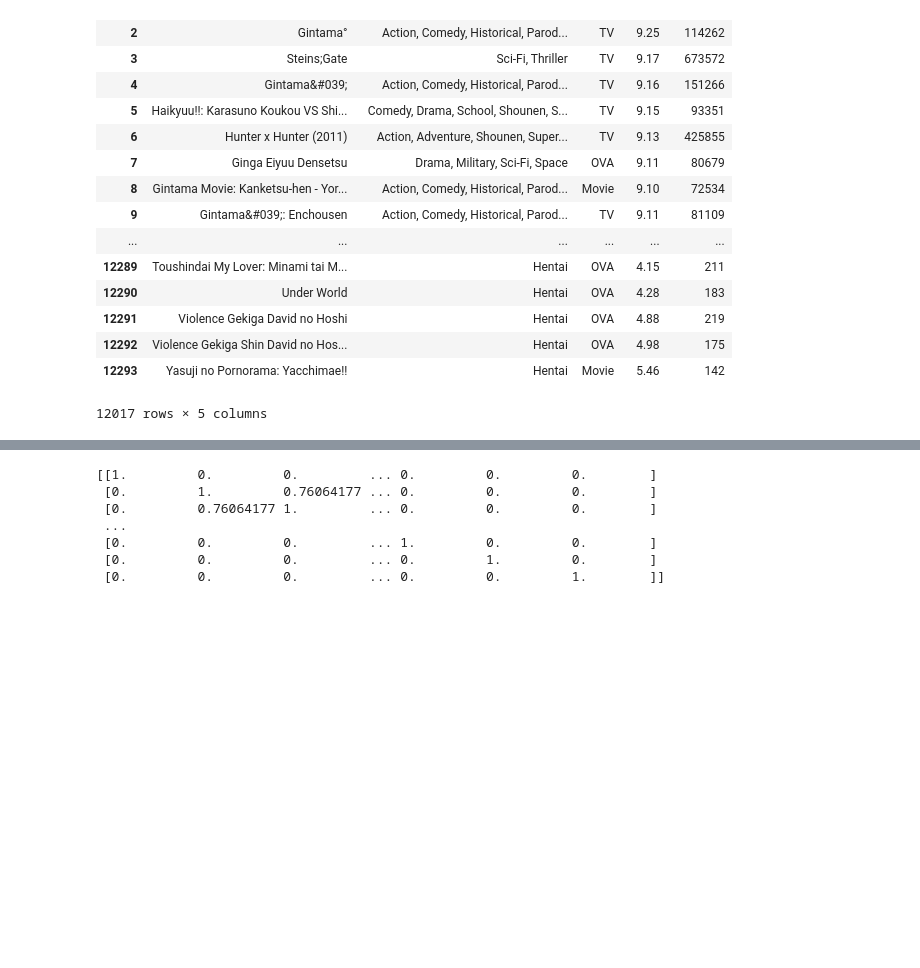
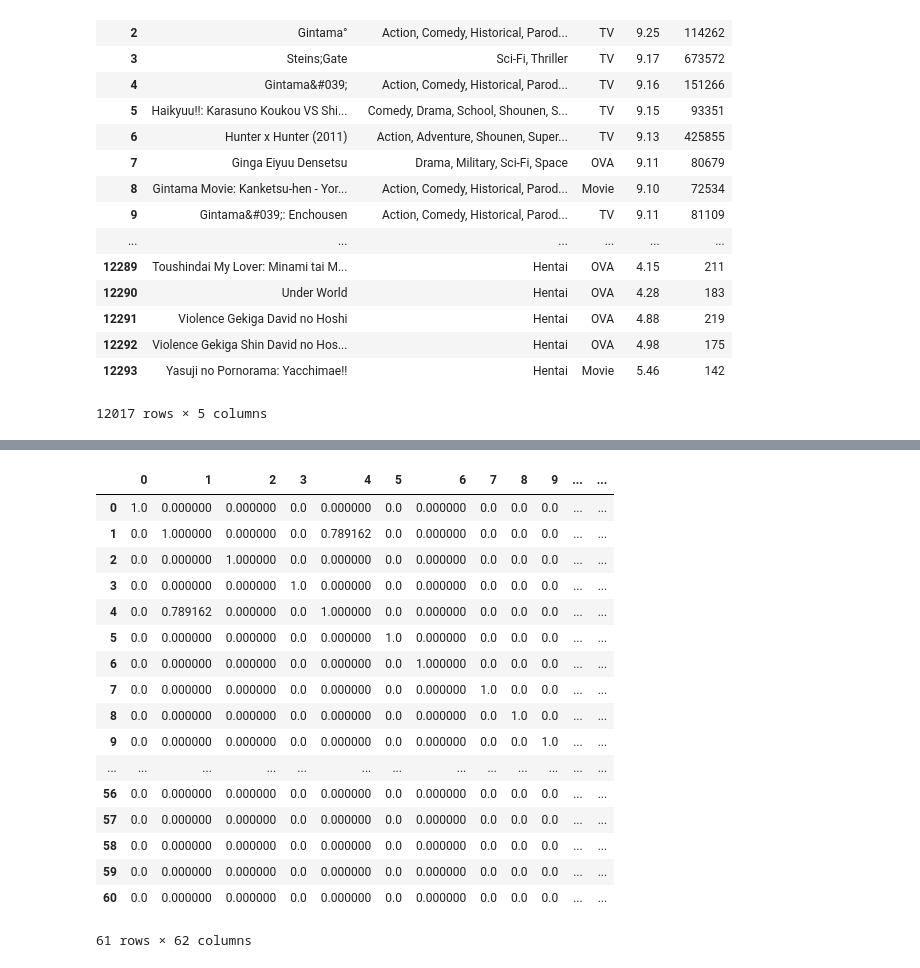
Before and after one commit to nburkhalter/shounen_vocab_list, a Jupyter notebook: Top Shounen Anime Vocab List.ipynb, the cells around one changed output, grey strips where cells are left out. Cells and saved outputs as stored; diff of their text form; code cells hidden in the pictures; blank space fills up the shorter version.

```diff
--- a/Top Shounen Anime Vocab List.ipynb
+++ b/Top Shounen Anime Vocab List.ipynb
@@ -215,18 +190,47 @@ anime_list[:50]
 # %%
-'''We can see that there are multiple instances where the same title has many different shows. We will need to
-further edit the data so that we get the top 50 UNIQUE shows. To do this, we will utilize COSINE SIMILARITY to find
-similar elements, then remove the similar elements based on a specified threshold. The tricl here is to make sure the
-FIRST instance of the anime title remains in tact (if it gets deleted, it may inadvertently remove a top 50 anime from
-our list)'''
+'''We can see that in some instances there are different mentions of the same franchise. We will need to
+further edit the data so that we get the top 50 *unique* shows. To do this, we will utilize COSINE SIMILARITY to find
+similar elements, then remove the similar elements based on a specified threshold. The trick here is to make sure the
+*first* instance of the anime title remains in tact (if it gets deleted, it may inadvertently remove a top 50 anime
+from our list)'''
 
 # Use sklearn to find cosine similarity between anime names
 tfidf = TfidfVectorizer().fit_transform(anime_list['name'])    # Convert strings in column 'name' to Tf-idf vectors
-print(cosine_similarity(tfidf))                                # Calculate cosine similarity between all rows in df
+similarity = cosine_similarity(tfidf)                          # Calculate cosine similarity between all rows in df
+
+
+# Turn cosine similarity matrix into Pandas DataFrame
+similarity_df = pd.DataFrame(similarity)
+
+# Pull anime names from anime_list
+anime_names = anime_list['name'].tolist()
+
+# Add names to our similarity_df for easier reference
+similarity_df = similarity_df.assign(name=anime_names)
+
+# Filter DataFrame to only show rows/columns where similarities exceed threshold (i < 1 and i > 0.65)
+similarity_df = similarity_df[similarity_df > 0.65]
+similarity_df = similarity_df.replace(np.nan, 0, regex=True) # replace NaN to make data easier to manipulate
+
+
+
+similarity_df
 # %% [output]
+|  | 0 | 1 | 2 | 3 | 4 | 5 | 6 | 7 | 8 | 9 | ... | ... |
+| 0 | 1.0 | 0.000000 | 0.000000 | 0.0 | 0.000000 | 0.0 | 0.000000 | 0.0 | 0.0 | 0.0 | ... | ... |
+| 1 | 0.0 | 1.000000 | 0.000000 | 0.0 | 0.789162 | 0.0 | 0.000000 | 0.0 | 0.0 | 0.0 | ... | ... |
+| 2 | 0.0 | 0.000000 | 1.000000 | 0.0 | 0.000000 | 0.0 | 0.000000 | 0.0 | 0.0 | 0.0 | ... | ... |
+| 3 | 0.0 | 0.000000 | 0.000000 | 1.0 | 0.000000 | 0.0 | 0.000000 | 0.0 | 0.0 | 0.0 | ... | ... |
+| 4 | 0.0 | 0.789162 | 0.000000 | 0.0 | 1.000000 | 0.0 | 0.000000 | 0.0 | 0.0 | 0.0 | ... | ... |
+| 5 | 0.0 | 0.000000 | 0.000000 | 0.0 | 0.000000 | 1.0 | 0.000000 | 0.0 | 0.0 | 0.0 | ... | ... |
+| 6 | 0.0 | 0.000000 | 0.000000 | 0.0 | 0.000000 | 0.0 | 1.000000 | 0.0 | 0.0 | 0.0 | ... | ... |
+| 7 | 0.0 | 0.000000 | 0.000000 | 0.0 | 0.000000 | 0.0 | 0.000000 | 1.0 | 0.0 | 0.0 | ... | ... |
+| 8 | 0.0 | 0.000000 | 0.000000 | 0.0 | 0.000000 | 0.0 | 0.000000 | 0.0 | 1.0 | 0.0 | ... | ... |
+| 9 | 0.0 | 0.000000 | 0.000000 | 0.0 | 0.000000 | 0.0 | 0.000000 | 0.0 | 0.0 | 1.0 | ... | ... |
+| ... | ... | ... | ... | ... | ... | ... | ... | ... | ... | ... | ... | ... |
+| 56 | 0.0 | 0.000000 | 0.000000 | 0.0 | 0.000000 | 0.0 | 0.000000 | 0.0 | 0.0 | 0.0 | ... | ... |
+| 57 | 0.0 | 0.000000 | 0.000000 | 0.0 | 0.000000 | 0.0 | 0.000000 | 0.0 | 0.0 | 0.0 | ... | ... |
+| 58 | 0.0 | 0.000000 | 0.000000 | 0.0 | 0.000000 | 0.0 | 0.000000 | 0.0 | 0.0 | 0.0 | ... | ... |
+| 59 | 0.0 | 0.000000 | 0.000000 | 0.0 | 0.000000 | 0.0 | 0.000000 | 0.0 | 0.0 | 0.0 | ... | ... |
+| 60 | 0.0 | 0.000000 | 0.000000 | 0.0 | 0.000000 | 0.0 | 0.000000 | 0.0 | 0.0 | 0.0 | ... | ... |
-[[1.         0.         0.         ... 0.         0.         0.        ]
- [0.         1.         0.76064177 ... 0.         0.         0.        ]
- [0.         0.76064177 1.         ... 0.         0.         0.        ]
- ...
- [0.         0.         0.         ... 1.         0.         0.        ]
- [0.         0.         0.         ... 0.         1.         0.        ]
- [0.         0.         0.         ... 0.         0.         1.        ]]
+61 rows × 62 columns
```
Also changed, not shown: parts of 14 cells of this notebook.
